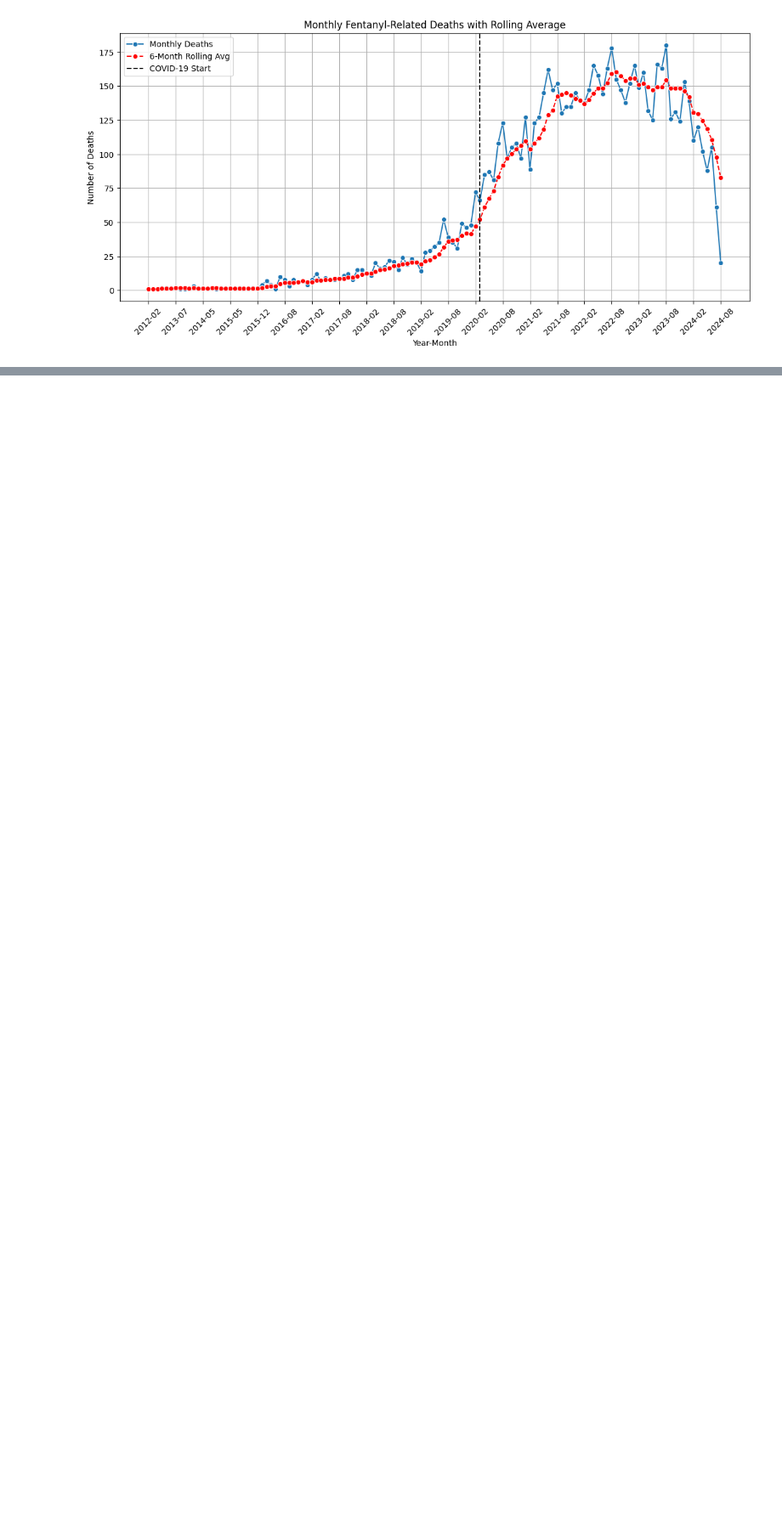
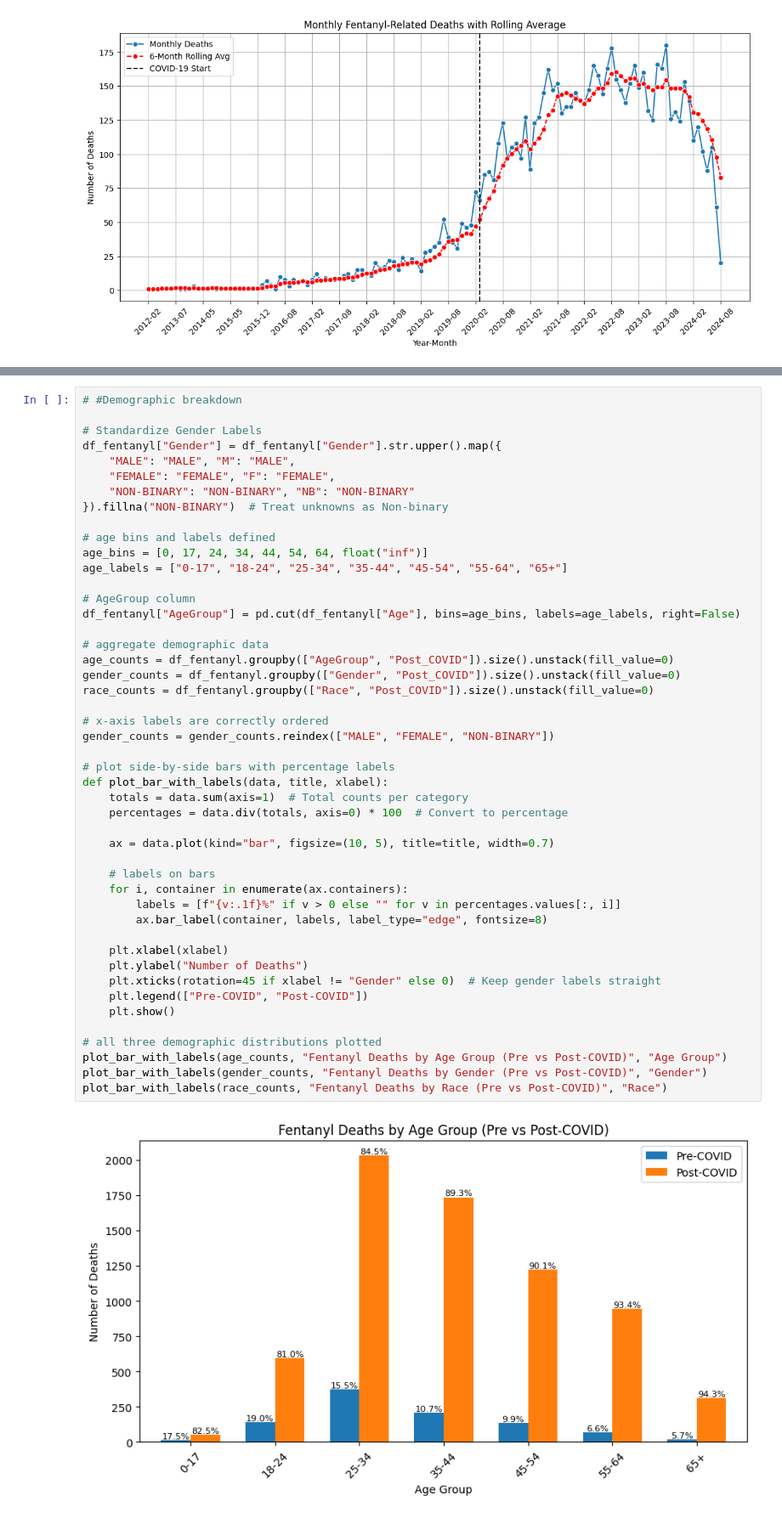
Before and after one commit to hritikac25/fentanyl_overdose_covid, a Jupyter notebook: Overdose_Trends.ipynb, the cells around one changed output, grey strips where cells are left out. Shown: that part at 85% size. Drawn from its saved outputs; the diff is of its cells as text; blank space fills up the shorter version.

```diff
--- a/Overdose_Trends.ipynb
+++ b/Overdose_Trends.ipynb
@@ -220,0 +155,49 @@ map_fentanyl.save("fentanyl_deaths_map_covid.html")
+# %%
+# #Demographic breakdown
+
+# Standardize Gender Labels
+df_fentanyl["Gender"] = df_fentanyl["Gender"].str.upper().map({
+    "MALE": "MALE", "M": "MALE",
+    "FEMALE": "FEMALE", "F": "FEMALE",
+    "NON-BINARY": "NON-BINARY", "NB": "NON-BINARY"
+}).fillna("NON-BINARY")  # Treat unknowns as Non-binary
+
+# age bins and labels defined
+age_bins = [0, 17, 24, 34, 44, 54, 64, float("inf")]
+age_labels = ["0-17", "18-24", "25-34", "35-44", "45-54", "55-64", "65+"]
+
+# AgeGroup column
+df_fentanyl["AgeGroup"] = pd.cut(df_fentanyl["Age"], bins=age_bins, labels=age_labels, right=False)
+
+# aggregate demographic data
+age_counts = df_fentanyl.groupby(["AgeGroup", "Post_COVID"]).size().unstack(fill_value=0)
+gender_counts = df_fentanyl.groupby(["Gender", "Post_COVID"]).size().unstack(fill_value=0)
+race_counts = df_fentanyl.groupby(["Race", "Post_COVID"]).size().unstack(fill_value=0)
+
+# x-axis labels are correctly ordered
+gender_counts = gender_counts.reindex(["MALE", "FEMALE", "NON-BINARY"])
+
+# plot side-by-side bars with percentage labels
+def plot_bar_with_labels(data, title, xlabel):
+    totals = data.sum(axis=1)  # Total counts per category
+    percentages = data.div(totals, axis=0) * 100  # Convert to percentage
+
+    ax = data.plot(kind="bar", figsize=(10, 5), title=title, width=0.7)
+
+    # labels on bars
+    for i, container in enumerate(ax.containers):
+        labels = [f"{v:.1f}%" if v > 0 else "" for v in percentages.values[:, i]]
+        ax.bar_label(container, labels, label_type="edge", fontsize=8)
+
+    plt.xlabel(xlabel)
+    plt.ylabel("Number of Deaths")
+    plt.xticks(rotation=45 if xlabel != "Gender" else 0)  # Keep gender labels straight
+    plt.legend(["Pre-COVID", "Post-COVID"])
+    plt.show()
+
+# all three demographic distributions plotted
+plot_bar_with_labels(age_counts, "Fentanyl Deaths by Age Group (Pre vs Post-COVID)", "Age Group")
+plot_bar_with_labels(gender_counts, "Fentanyl Deaths by Gender (Pre vs Post-COVID)", "Gender")
+plot_bar_with_labels(race_counts, "Fentanyl Deaths by Race (Pre vs Post-COVID)", "Race")
+# %% [output]
+[figure, added]
```
Also changed, not shown: parts of 10 cells of this notebook.
